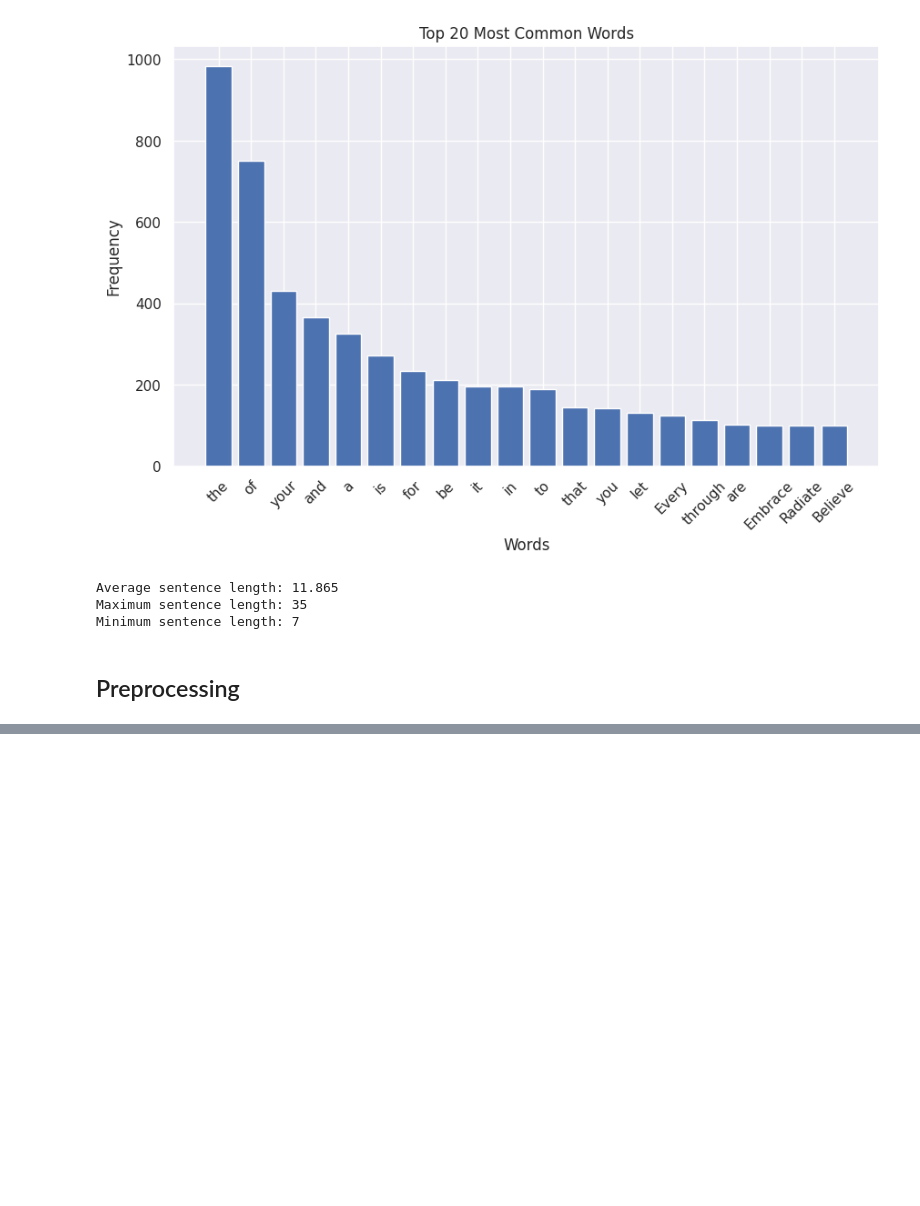
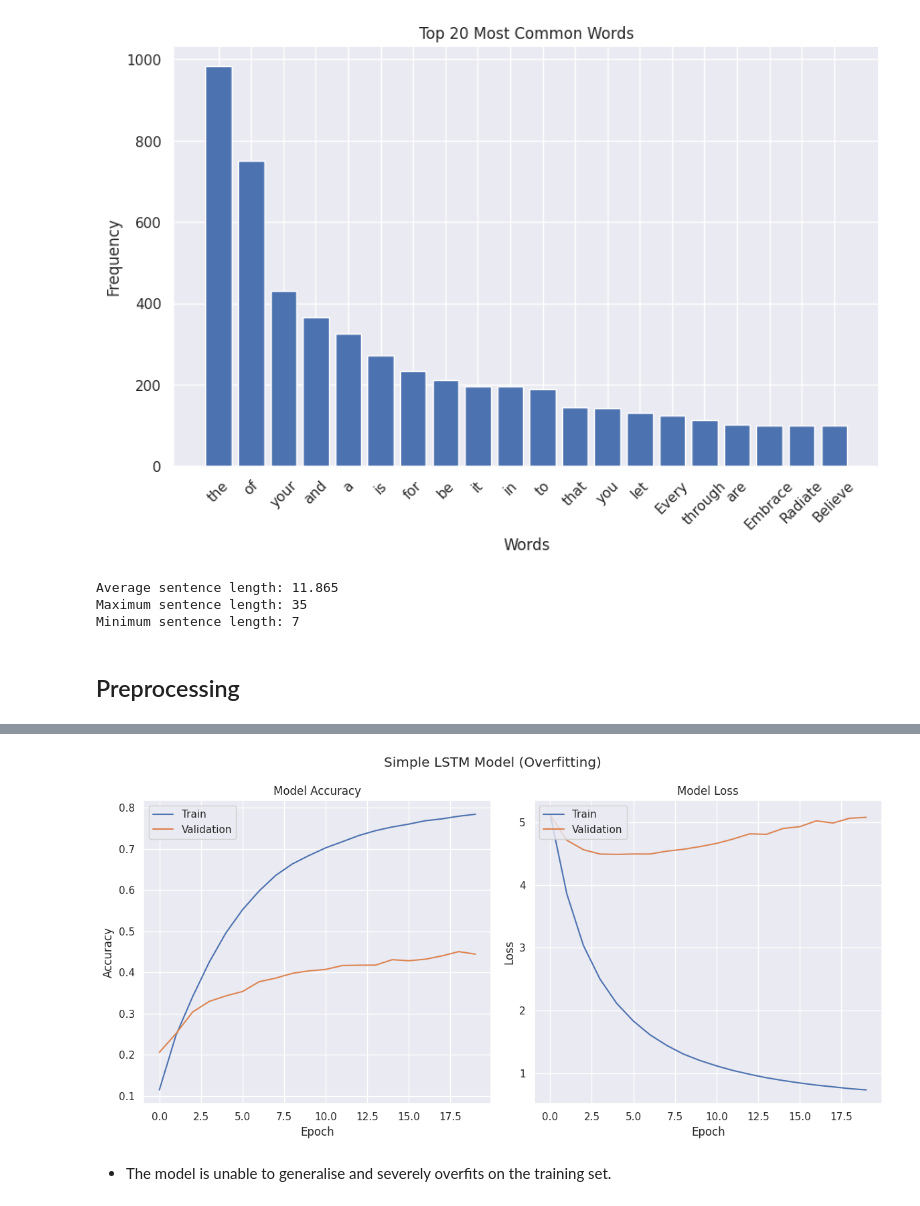
Before and after one commit to glennwuwu/next-word-predictor-rnn, a Jupyter notebook: RNN.ipynb, the cells around one changed output, grey strips where cells are left out. Drawn from its saved outputs; the diff is of its cells as text; code cells hidden in the pictures; blank space fills up the shorter version.

```diff
--- a/RNN.ipynb
+++ b/RNN.ipynb
@@ -215,0 +230,2 @@ set(contractions)
+# %%
+lemmatizer = {x:nlp(x)[0].lemma_ for x in all_words}
@@ -270,3 +303,0 @@ y.shape
-# %%
-X_train, X_test, y_train, y_test = train_test_split(X, y, test_size=0.2, random_state=42)
-X_train, X_validation, y_train, y_validation = train_test_split(X_train, X_test, test_size=0.25, random_state=42)
@@ -302,21 +364,32 @@ KeyboardInterrupt:
 # %%
-def plot_history(history):
-    plt.figure(figsize=(12, 6))
-    plt.subplot(1, 2, 1)
-    plt.plot(history.history['accuracy'])
-    plt.plot(history.history['val_accuracy'])
-    plt.title('Model Accuracy')
-    plt.xlabel('Epoch')
-    plt.ylabel('Accuracy')
-    plt.legend(['Train', 'Validation'], loc='upper left')
+def plot_history(history, title, savefig=""):
 
-    plt.subplot(1, 2, 2)
-    plt.plot(history.history['loss'])
-    plt.plot(history.history['val_loss'])
-    plt.title('Model Loss')
-    plt.xlabel('Epoch')
-    plt.ylabel('Loss')
-    plt.legend(['Train', 'Validation'], loc='upper left')
+    fig, ax = plt.subplots(nrows=1, ncols=2, figsize=(12, 6))
+
+    fig.suptitle(title)
+
+    ax[0].plot(history.history['accuracy'])
+    ax[0].plot(history.history['val_accuracy'])
+    ax[0].set_title('Model Accuracy')
+    ax[0].set_xlabel('Epoch')
+    ax[0].set_ylabel('Accuracy')
+    ax[0].legend(['Train', 'Validation'], loc='upper left')
+
+    ax[1].plot(history.history['loss'])
+    ax[1].plot(history.history['val_loss'])
+    ax[1].set_title('Model Loss')
+    ax[1].set_xlabel('Epoch')
+    ax[1].set_ylabel('Loss')
+    ax[1].legend(['Train', 'Validation'], loc='upper left')
 
     plt.tight_layout()
     plt.show()
+
+    if savefig != "":
+        fig.savefig(savefig, bbox_inches='tight')
+# %%
+plot_history(history, "Simple LSTM Model (Overfitting)", "images/Simple LSTM Model (Overfitting).png")
+# %% [output]
+[figure, added]
+# %% [markdown]
+* The model is unable to generalise and severely overfits on the training set.
```
Also changed, not shown: parts of 24 cells of this notebook, 4 other files.
